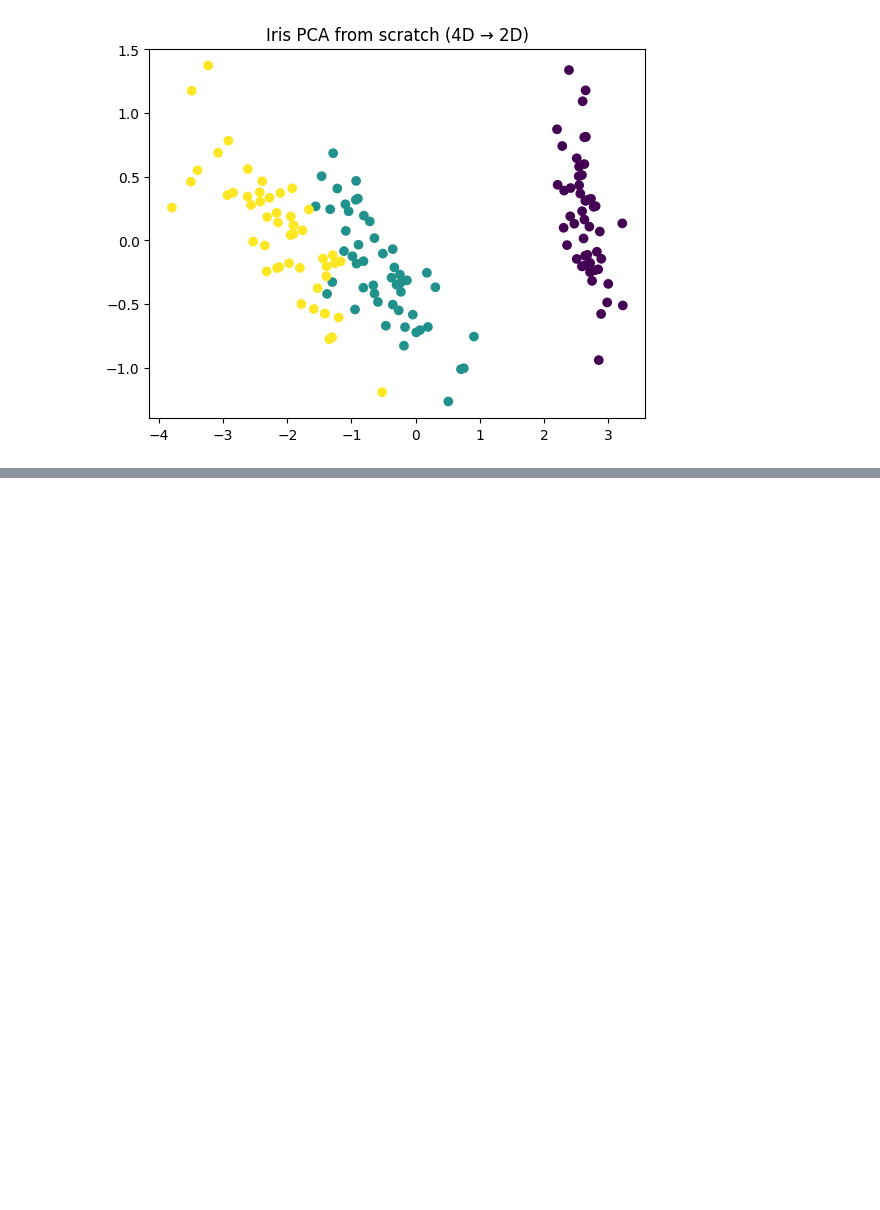
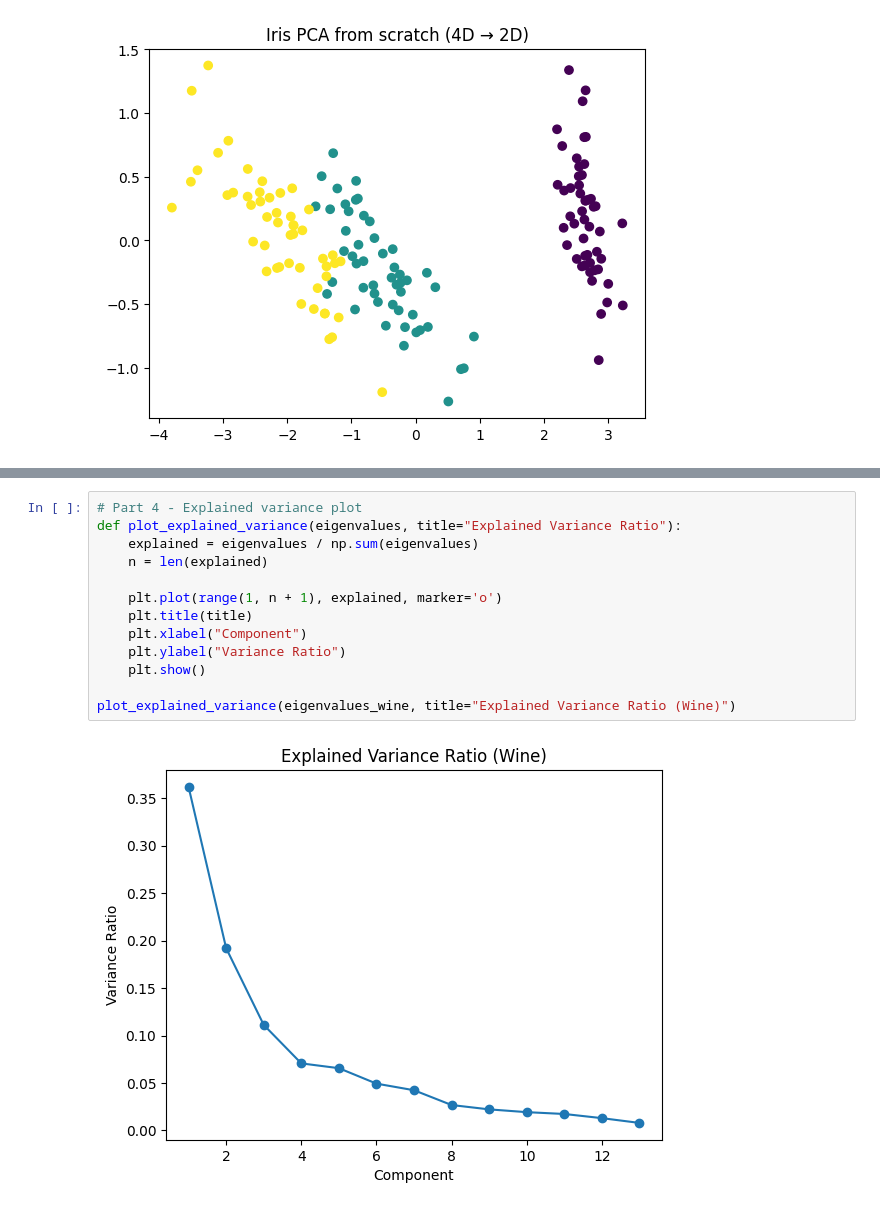
Before and after one commit to Maxstef/data-loves-ml-for-people-course, a Jupyter notebook: notebooks/3_2_dimensionality_reduction/0_2_PCA_scratch_visuals.ipynb, the cells around one changed output, grey strips where cells are left out. Cells and saved outputs as stored; diff of their text form; blank space fills up the shorter version.

```diff
--- a/notebooks/3_2_dimensionality_reduction/0_2_PCA_scratch_visuals.ipynb
+++ b/notebooks/3_2_dimensionality_reduction/0_2_PCA_scratch_visuals.ipynb
@@ -153,0 +201,15 @@ plt.show()
+# %%
+# Part 4 - Explained variance plot
+def plot_explained_variance(eigenvalues, title="Explained Variance Ratio"):
+    explained = eigenvalues / np.sum(eigenvalues)
+    n = len(explained)
+
+    plt.plot(range(1, n + 1), explained, marker='o')
+    plt.title(title)
+    plt.xlabel("Component")
+    plt.ylabel("Variance Ratio")
+    plt.show()
+
+plot_explained_variance(eigenvalues_wine, title="Explained Variance Ratio (Wine)")
+# %% [output]
+[figure, added]
```
Also changed, not shown: parts of 34 cells of this notebook.
